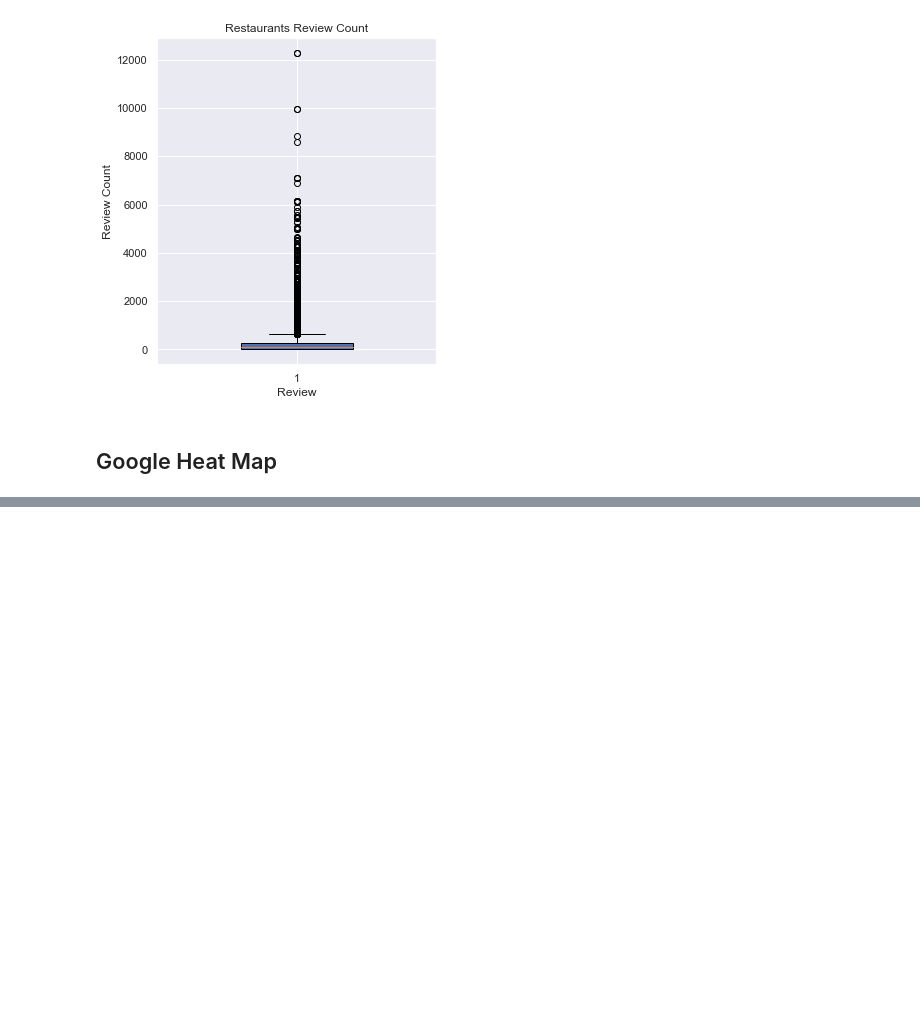
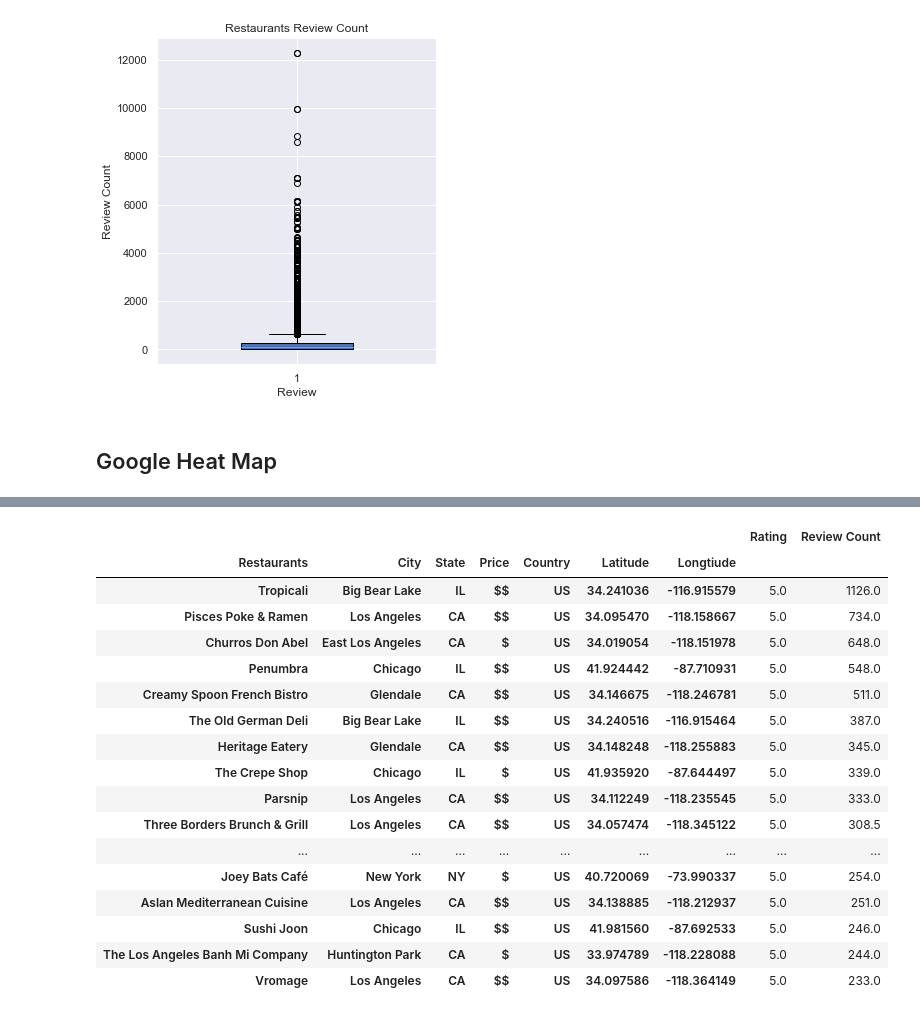
Before and after one commit to ermiasgelaye/Yelp-Challenge, a Jupyter notebook: pyRestaurants/yelp-challenge.ipynb, the cells around one changed output, grey strips where cells are left out. Drawn from its saved outputs; the diff is of its cells as text; code cells hidden in the pictures; blank space fills up the shorter version.

```diff
--- a/pyRestaurants/yelp-challenge.ipynb
+++ b/pyRestaurants/yelp-challenge.ipynb
@@ -1223,0 +1217,26 @@ fig
+# %%
+city_rated_review=cleaned_data[["Restaurants","City","State","Price","Rating","Country","Review Count","Latitude","Longtiude"]]
+Avergae_rated_review= city_rated_review.groupby(["Restaurants","City","State","Price","Country","Latitude","Longtiude"]).mean()
+
+top_review_rated=Avergae_rated_review.sort_values(['Rating', 'Review Count'],ascending=[False, False])
+top_20=top_review_rated.head(20)
+top_20
+# %% [output]
+|  |  |  |  |  |  |  | Rating | Review Count |
+| Restaurants | City | State | Price | Country | Latitude | Longtiude |  |  |
+| Tropicali | Big Bear Lake | IL | $$ | US | 34.241036 | -116.915579 | 5.0 | 1126.0 |
+| Pisces Poke & Ramen | Los Angeles | CA | $$ | US | 34.095470 | -118.158667 | 5.0 | 734.0 |
+| Churros Don Abel | East Los Angeles | CA | $ | US | 34.019054 | -118.151978 | 5.0 | 648.0 |
+| Penumbra | Chicago | IL | $$ | US | 41.924442 | -87.710931 | 5.0 | 548.0 |
+| Creamy Spoon French Bistro | Glendale | CA | $$ | US | 34.146675 | -118.246781 | 5.0 | 511.0 |
+| The Old German Deli | Big Bear Lake | IL | $$ | US | 34.240516 | -116.915464 | 5.0 | 387.0 |
+| Heritage Eatery | Glendale | CA | $$ | US | 34.148248 | -118.255883 | 5.0 | 345.0 |
+| The Crepe Shop | Chicago | IL | $ | US | 41.935920 | -87.644497 | 5.0 | 339.0 |
+| Parsnip | Los Angeles | CA | $$ | US | 34.112249 | -118.235545 | 5.0 | 333.0 |
+| Three Borders Brunch & Grill | Los Angeles | CA | $$ | US | 34.057474 | -118.345122 | 5.0 | 308.5 |
+| ... | ... | ... | ... | ... | ... | ... | ... | ... |
+| Joey Bats Café | New York | NY | $ | US | 40.720069 | -73.990337 | 5.0 | 254.0 |
+| Aslan Mediterranean Cuisine | Los Angeles | CA | $$ | US | 34.138885 | -118.212937 | 5.0 | 251.0 |
+| Sushi Joon | Chicago | IL | $$ | US | 41.981560 | -87.692533 | 5.0 | 246.0 |
+| The Los Angeles Banh Mi Company | Huntington Park | CA | $ | US | 33.974789 | -118.228088 | 5.0 | 244.0 |
+| Vromage | Los Angeles | CA | $$ | US | 34.097586 | -118.364149 | 5.0 | 233.0 |
```
Also changed, not shown: parts of 22 cells of this notebook, 8 other files.
